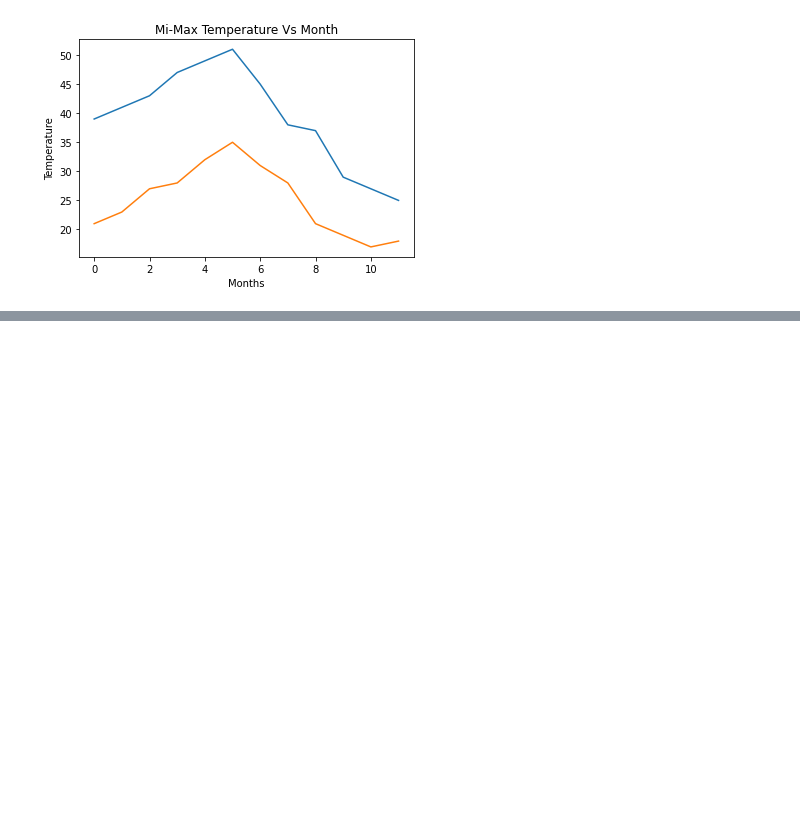
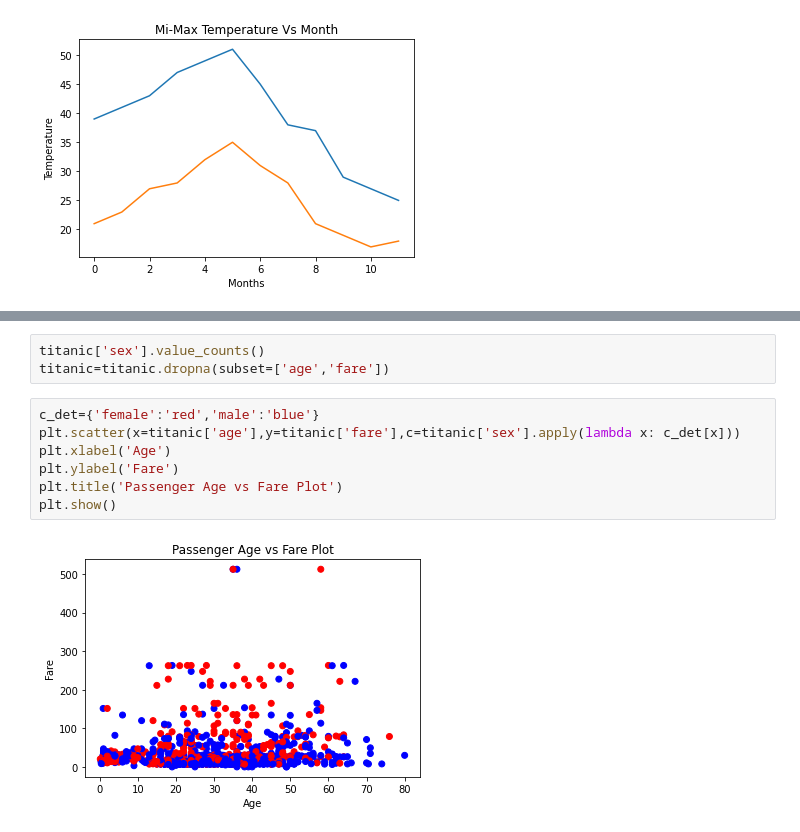
Before and after one commit to Rahulgarg95/deep_learning, a Jupyter notebook: matplot_assignment.ipynb, the cells around one changed output, grey strips where cells are left out. Cells and saved outputs as stored; diff of their text form; blank space fills up the shorter version.

```diff
--- a/matplot_assignment.ipynb
+++ b/matplot_assignment.ipynb
@@ -18,0 +59,12 @@ Text(0.5, 1.0, 'Mi-Max Temperature Vs Month')
+# %%
+titanic['sex'].value_counts()
+titanic=titanic.dropna(subset=['age','fare'])
+# %%
+c_det={'female':'red','male':'blue'}
+plt.scatter(x=titanic['age'],y=titanic['fare'],c=titanic['sex'].apply(lambda x: c_det[x]))
+plt.xlabel('Age')
+plt.ylabel('Fare')
+plt.title('Passenger Age vs Fare Plot')
+plt.show()
+# %% [output]
+[figure, added]
```
Also changed, not shown: parts of 9 cells of this notebook.
